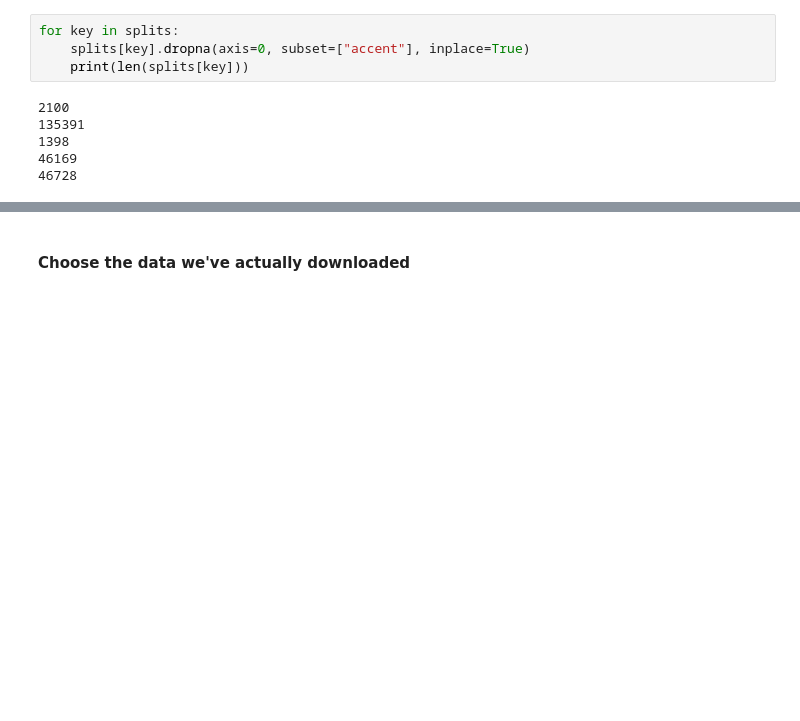
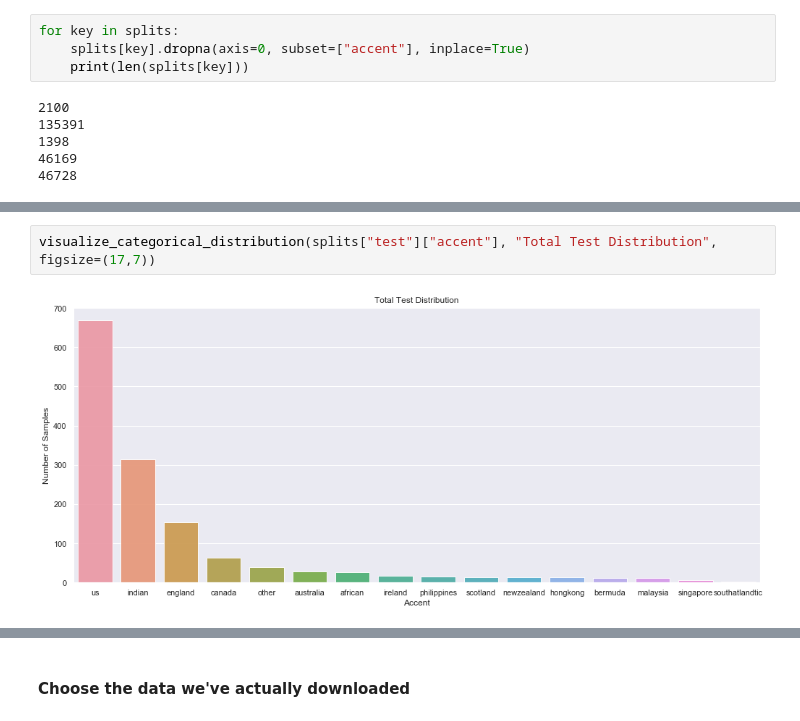
Before and after one commit to Faryab/accent_recognition, a Jupyter notebook: toying around.ipynb, the cells around one changed output, grey strips where cells are left out. Drawn from its saved outputs; the diff is of its cells as text; blank space fills up the shorter version.

```diff
--- a/toying around.ipynb
+++ b/toying around.ipynb
@@ -68,0 +108,4 @@ for key in splits:
+# %%
+visualize_categorical_distribution(splits["test"]["accent"], "Total Test Distribution", figsize=(17,7))
+# %% [output]
+[figure, added]
```
Also changed, not shown: parts of 32 cells of this notebook.
